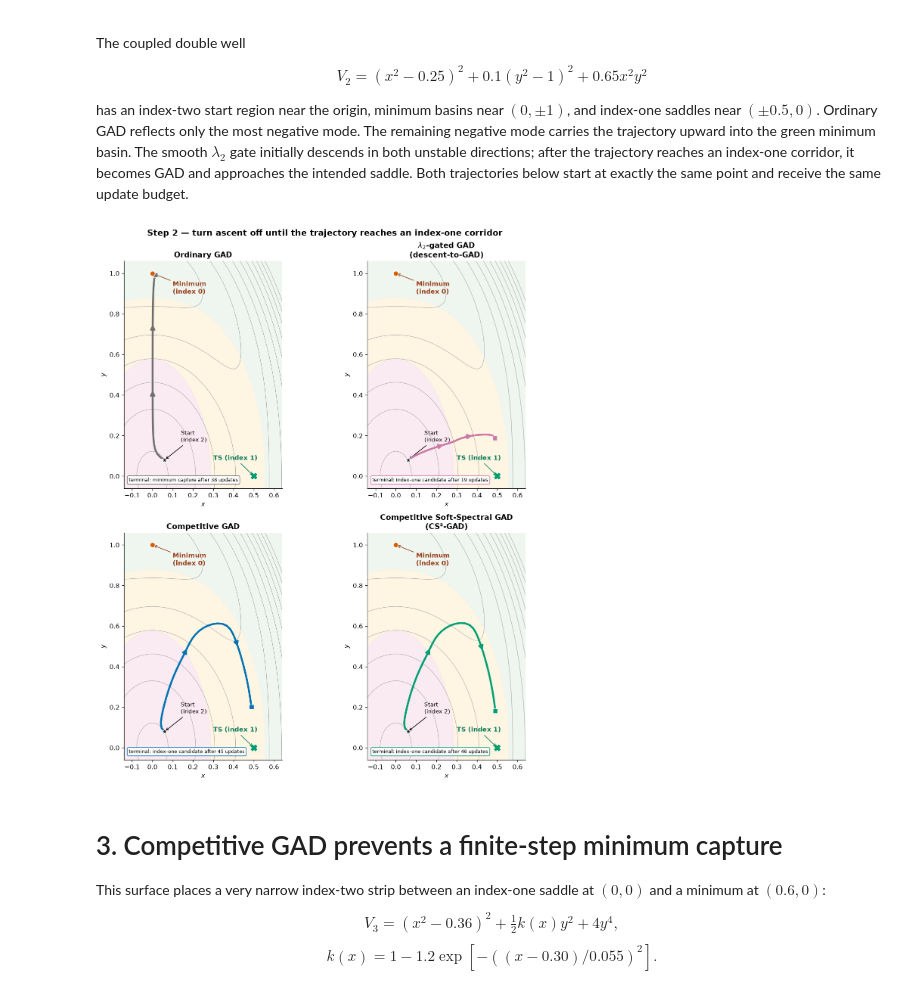
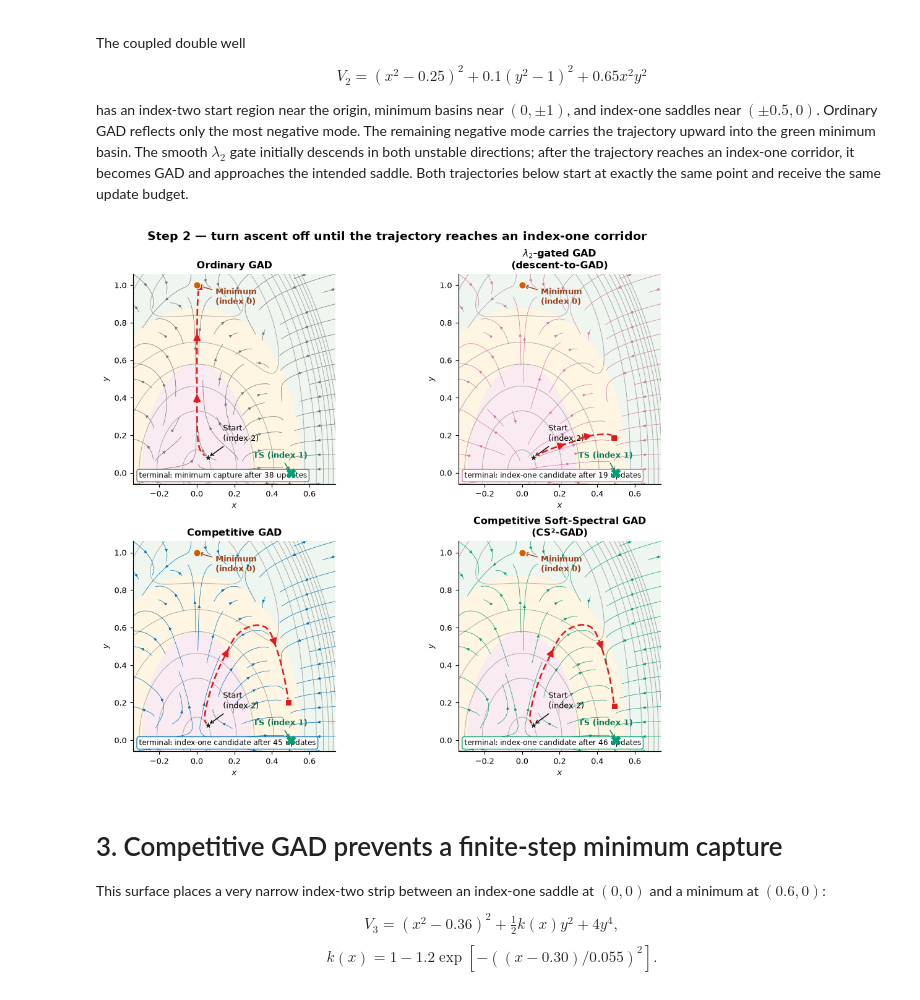
Before and after one commit to memo-ozdincer/GAD_plus, a Jupyter notebook: examples/gad_mechanism_failure_atlas.ipynb, the cells around one changed output. Saved outputs shown, nothing was run; the diff lists cells and outputs as text; code cells hidden in the pictures.

Commit message:
Add compact vector fields to GAD atlas

```diff
--- a/examples/gad_mechanism_failure_atlas.ipynb
+++ b/examples/gad_mechanism_failure_atlas.ipynb
@@ -26,17 +28,18 @@ from matplotlib.colors import ListedColormap
 from matplotlib.patches import FancyArrowPatch, Patch
 
 plt.rcParams.update({
-    'figure.dpi': 120,
+    'figure.dpi': 105,
     'axes.spines.top': False,
     'axes.spines.right': False,
     'axes.titleweight': 'bold',
-    'font.size': 10,
+    'font.size': 9,
 })
 
 COLORS = {
     'descent': '#D55E00', 'ordinary': '#6F6F6F', 'hard': '#CC79A7',
     'lambda2': '#CC79A7', 'competitive': '#0072B2', 'subspace': '#009E73',
 }
+TRAJECTORY_COLOR = '#E31A1C'
 INDEX_CMAP = ListedColormap(['#EAF4EC', '#FFF3DD', '#F9E5EE'])
 
 def sigmoid(z):
@@ -71,6 +74,25 @@ def policy_trace(start, grad, hess, policy, *, R, steps, stop_fmax=None):
         dq,diag=intrinsic_step(path[-1],grad,hess,policy,R=R); diagnostics.append(diag); path.append(path[-1]+dq)
     return np.asarray(path),diagnostics
 
+def raw_method_field(q, grad, hess, policy, *, tau=.18):
+    lam,U=np.linalg.eigh(hess(q)); c=U.T@grad(q); sH=max(np.sqrt(np.mean(lam**2)),1e-12)
+    z=lam/(tau*sH); p=np.exp(-z-np.max(-z)); p/=p.sum(); neg=sigmoid(-z); w2=sigmoid(z[1])
+    Asoft=np.sum(p*c*c); Aextra=np.sum(neg*(1-p)**2*c*c); chi=Asoft/(Asoft+Aextra) if Asoft+Aextra>0 else 0.0
+    wcomp=w2+(1-w2)*chi
+    if policy=='ordinary': w,r=1.0,np.array([1.,0.])
+    elif policy=='lambda2': w,r=w2,p
+    elif policy=='competitive': w,r=wcomp,p
+    else: w,r=wcomp,p/p.max()
+    return U@(-(1-2*w*r)*c)
+
+def draw_vector_field(ax, grad, hess, policy, *, xlim, ylim, n=25):
+    xs=np.linspace(*xlim,n); ys=np.linspace(*ylim,n); XX,YY=np.meshgrid(xs,ys)
+    field=np.asarray([raw_method_field((x,y),grad,hess,policy) for x,y in zip(XX.ravel(),YY.ravel())])
+    UU,VV=field[:,0].reshape(XX.shape),field[:,1].reshape(XX.shape)
+    norm=np.hypot(UU,VV); UU=np.divide(UU,norm,out=np.zeros_like(UU),where=norm>1e-12); VV=np.divide(VV,norm,out=np.zeros_like(VV),where=norm>1e-12)
+    ax.streamplot(xs,ys,UU,VV,density=.52,color=COLORS[policy],linewidth=.48,arrowsize=.65,
+                  minlength=.04,maxlength=.85,integration_direction='both',zorder=2)
+
 def exact_index_grid(hess, X, Y):
     out=np.empty_like(X,dtype=int)
     for ij in np.ndindex(X.shape): out[ij]=np.sum(np.linalg.eigvalsh(hess((X[ij],Y[ij])))<0)
@@ -82,18 +104,19 @@ def audit_surface(grad, hess, points, *, atol=2e-4):
         fd=np.column_stack([(grad(q+eps*np.eye(2)[j])-grad(q-eps*np.eye(2)[j]))/(2*eps) for j in range(2)])
         if not np.allclose(fd,hess(q),atol=atol,rtol=2e-4): raise AssertionError(f'Hessian audit failed at {q}')
 
-def method_panel(ax, X, Y, Z, index, path, policy, *, xlim, ylim, levels):
+def method_panel(ax, X, Y, Z, index, path, policy, *, grad, hess, xlim, ylim, levels):
     ax.contourf(X,Y,index,levels=[-.5,.5,1.5,2.5],cmap=INDEX_CMAP,alpha=.80)
     ax.contour(X,Y,Z,levels=levels,colors='#A9A9A9',linewidths=.65)
-    color=COLORS[policy]; ax.plot(path[:,0],path[:,1],color=color,lw=3.0,zorder=4)
+    draw_vector_field(ax,grad,hess,policy,xlim=xlim,ylim=ylim)
+    color=COLORS[policy]; ax.plot(path[:,0],path[:,1],color=TRAJECTORY_COLOR,lw=1.8,ls=(0,(4,2)),zorder=4)
     segment=np.linalg.norm(np.diff(path,axis=0),axis=1); cumulative=np.r_[0,np.cumsum(segment)]
     if cumulative[-1]>1e-7:
         for fraction in (.38,.72):
             i=min(max(1,np.searchsorted(cumulative,fraction*cumulative[-1])),len(path)-1)
             if np.linalg.norm(path[i]-path[i-1])>1e-10:
                 ax.add_patch(FancyArrowPatch(path[i-1],path[i],arrowstyle='-|>',mutation_scale=16,
-                                             color=color,lw=2.2,zorder=6))
-    ax.scatter(*path[-1],s=52,marker='s',color=color,edgecolor='white',linewidth=.7,zorder=7)
+                                             color=TRAJECTORY_COLOR,lw=1.7,zorder=6))
+    ax.scatter(*path[-1],s=48,marker='s',color=TRAJECTORY_COLOR,edgecolor='white',linewidth=.7,zorder=7)
     ax.set(xlim=xlim,ylim=ylim,aspect='equal',xlabel='$x$',ylabel='$y$',title=METHOD_LABELS[policy])
 
 def normalized_arrows(field, points, length=.10):
@@ -140,9 +163,9 @@ grid1 = np.linspace(-1.25, 1.25, 300)
 X1, Y1 = np.meshgrid(grid1, grid1)
 Z1 = (X1*X1 - 1.0)**2 + 0.5*Y1*Y1
 IDX1=exact_index_grid(H1,X1,Y1)
-fig,axes=plt.subplots(2,2,figsize=(11.8,10.2),constrained_layout=True)
+fig,axes=plt.subplots(2,2,figsize=(10.0,8.2),constrained_layout=True)
 for ax,method in zip(axes.flat,METHODS):
-    method_panel(ax,X1,Y1,Z1,IDX1,paths1[method],method,xlim=(-1.2,1.2),ylim=(-1.0,1.0),levels=np.linspace(.02,2.1,15))
+    method_panel(ax,X1,Y1,Z1,IDX1,paths1[method],method,grad=g1,hess=H1,xlim=(-1.2,1.2),ylim=(-1.0,1.0),levels=np.linspace(.02,2.1,15))
     ax.scatter(*start1,marker='*',s=115,color='#222222',edgecolor='white',zorder=8)
     ax.annotate('Start (index 1)',start1,xytext=(.58,.72),arrowprops=dict(arrowstyle='->'),fontsize=9)
     ax.scatter([0],[0],marker='X',s=90,color='#009E73',zorder=8)
@@ -169,37 +192,37 @@ def E2(q):
     x,y=q
     return (x*x-.25)**2+.1*(y*y-1)**2+.65*x*x*y*y
 
 def g2(q):
     x,y=q
     return np.array([4*x*(x*x-.25)+1.3*x*y*y, .4*y*(y*y-1)+1.3*x*x*y])
 
 def H2(q):
     x,y=q
     return np.array([[12*x*x-1+1.3*y*y,2.6*x*y],[2.6*x*y,1.2*y*y-.4+1.3*x*x]])
 
 audit_surface(g2,H2,[(.06,.08),(0,1),(.5,0)])
 start2=np.array([.06,.08])
 paths2={m:policy_trace(start2,g2,H2,m,R=.025,steps=140,stop_fmax=.015)[0] for m in METHODS}
-gridx2=np.linspace(-.16,.66,330); gridy2=np.linspace(-.08,1.08,360); X2,Y2=np.meshgrid(gridx2,gridy2)
+gridx2=np.linspace(-.34,.74,360); gridy2=np.linspace(-.08,1.08,360); X2,Y2=np.meshgrid(gridx2,gridy2)
 Z2=(X2*X2-.25)**2+.1*(Y2*Y2-1)**2+.65*X2*X2*Y2*Y2
 IDX2=exact_index_grid(H2,X2,Y2)
-fig,axes=plt.subplots(2,2,figsize=(10.7,12.2),constrained_layout=True)
+fig,axes=plt.subplots(2,2,figsize=(10.0,8.5),constrained_layout=True)
 for ax,method in zip(axes.flat,METHODS):
-    path=paths2[method]; method_panel(ax,X2,Y2,Z2,IDX2,path,method,xlim=(-.14,.64),ylim=(-.06,1.06),levels=np.linspace(.001,.23,14))
+    path=paths2[method]; method_panel(ax,X2,Y2,Z2,IDX2,path,method,grad=g2,hess=H2,xlim=(-.34,.74),ylim=(-.06,1.06),levels=np.linspace(.001,.23,14))
     ax.scatter(*start2,marker='*',s=115,color='#222222',edgecolor='white',zorder=8)
     ax.annotate('Start\n(index 2)',start2,xytext=(.14,.17),arrowprops=dict(arrowstyle='->'),fontsize=9)
     ax.scatter([0],[1],s=65,color='#D55E00',edgecolor='white',zorder=8)
     ax.annotate('Minimum\n(index 0)',(0,1),xytext=(.10,.90),color='#9A3E1C',fontweight='bold',arrowprops=dict(arrowstyle='->',color='#9A3E1C'))
     ax.scatter([.5],[0],marker='X',s=90,color='#009E73',zorder=8)
     ax.annotate('TS (index 1)',(.5,0),xytext=(.30,.08),color='#087B59',fontweight='bold',arrowprops=dict(arrowstyle='->',color='#087B59'))
     terminal_index=np.sum(np.linalg.eigvalsh(H2(path[-1]))<0)
     terminal_kind='minimum capture' if terminal_index==0 else 'index-one candidate'
     ax.text(.03,.03,f'terminal: {terminal_kind} after {len(path)-1} updates',transform=ax.transAxes,fontsize=8,
             bbox=dict(boxstyle='round,pad=.3',fc='white',ec=COLORS[method],alpha=.92))
 fig.suptitle('Step 2 — turn ascent off until the trajectory reaches an index-one corridor',fontsize=13,fontweight='bold')
 plt.show()
 # %% [output]
-[figure, old version]
+[figure, new version]
 # %% [markdown]
 # 3. Competitive GAD prevents a finite-step minimum capture
 
```
Also changed, not shown: parts of 4 cells of this notebook.
